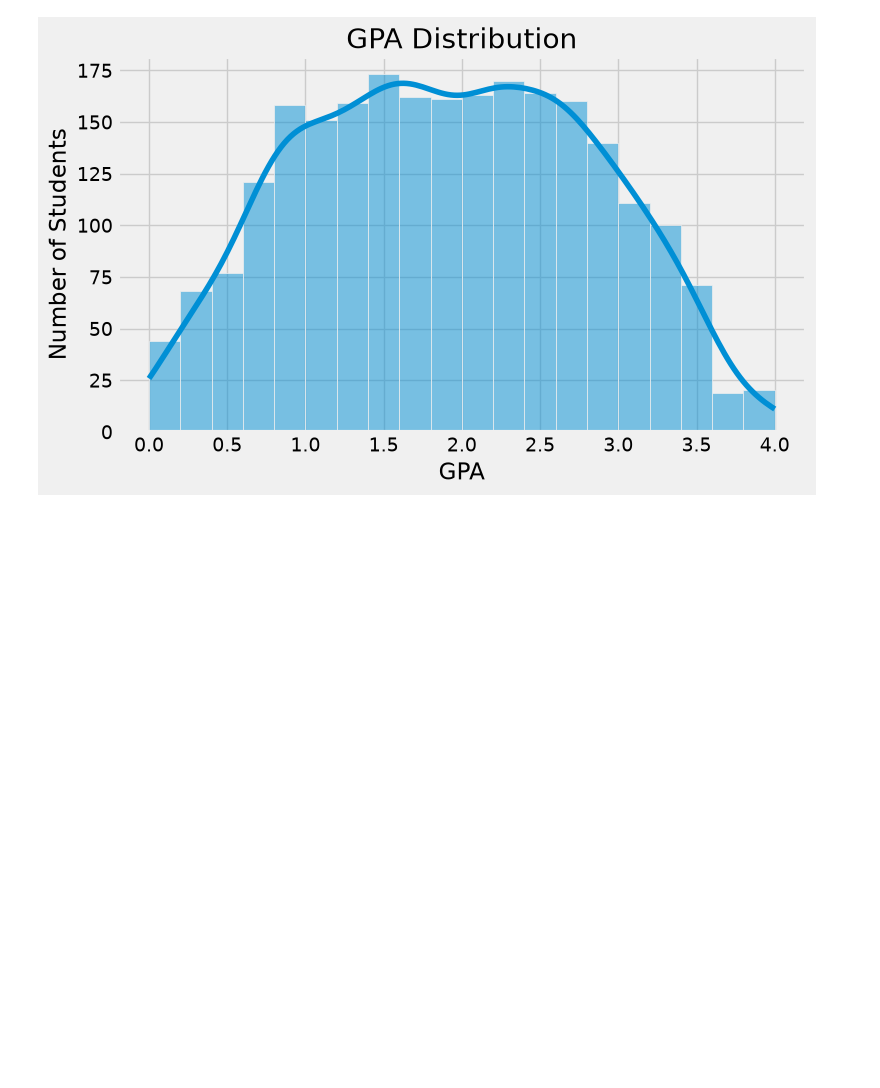
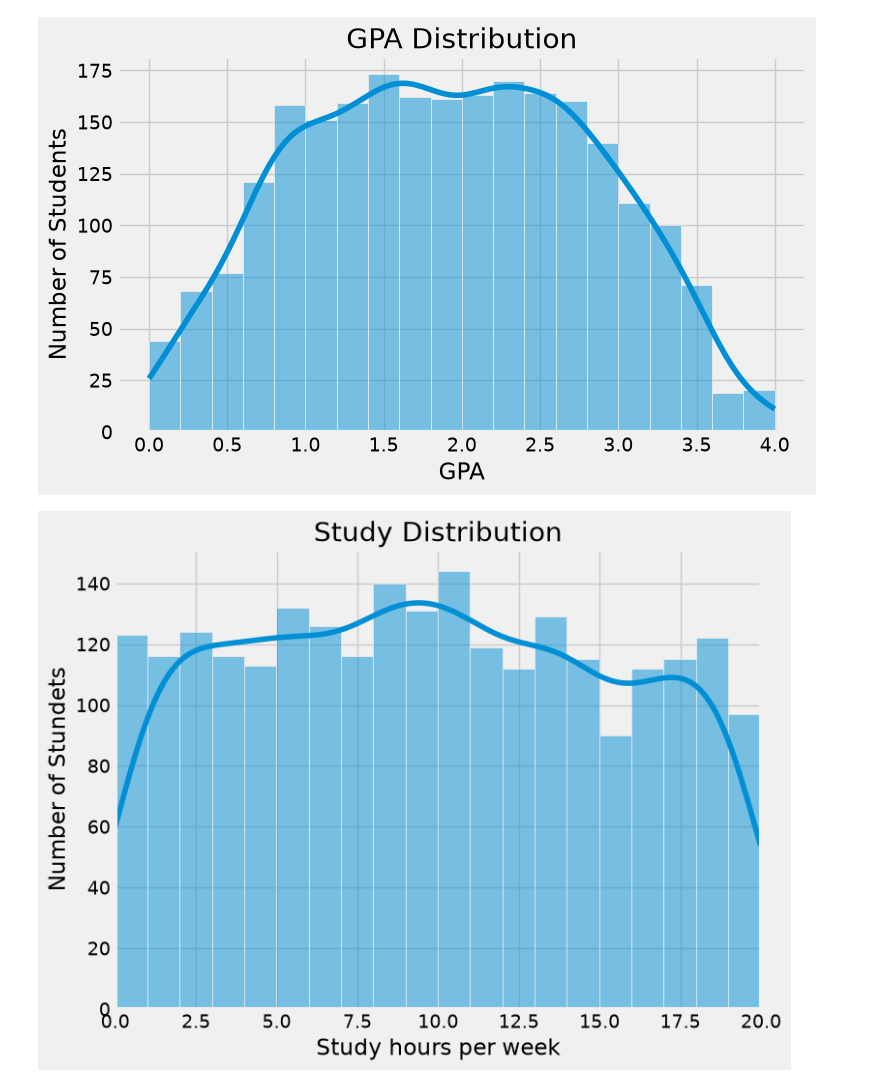
Before and after one commit to arman-ali07/Student-Performance-Prediction, a Jupyter notebook: students.ipynb, the cells around one changed output. Drawn from its saved outputs; the diff is of its cells as text; code cells hidden in the pictures; blank space fills up the shorter version.

Commit message:
Distribution Done

```diff
--- a/students.ipynb
+++ b/students.ipynb
@@ -206,3 +206,17 @@ plt.tight_layout()
 plt.show()
 # %% [output]
 [figure]
+# %%
+plt.figure(figsize=(8, 6))
+sns.histplot(df["StudyTimeWeekly"], kde=True, bins=20)
+
+plt.title("Study Distribution")
+plt.xlabel("Study hours per week")
+plt.ylabel("Number of Stundets")
+plt.xlim(0,20)
+plt.margins(x=0.20)
+
+plt.tight_layout()
+plt.show()
+# %% [output]
+[figure, added]
```
Also changed, not shown: parts of 4 cells of this notebook.
